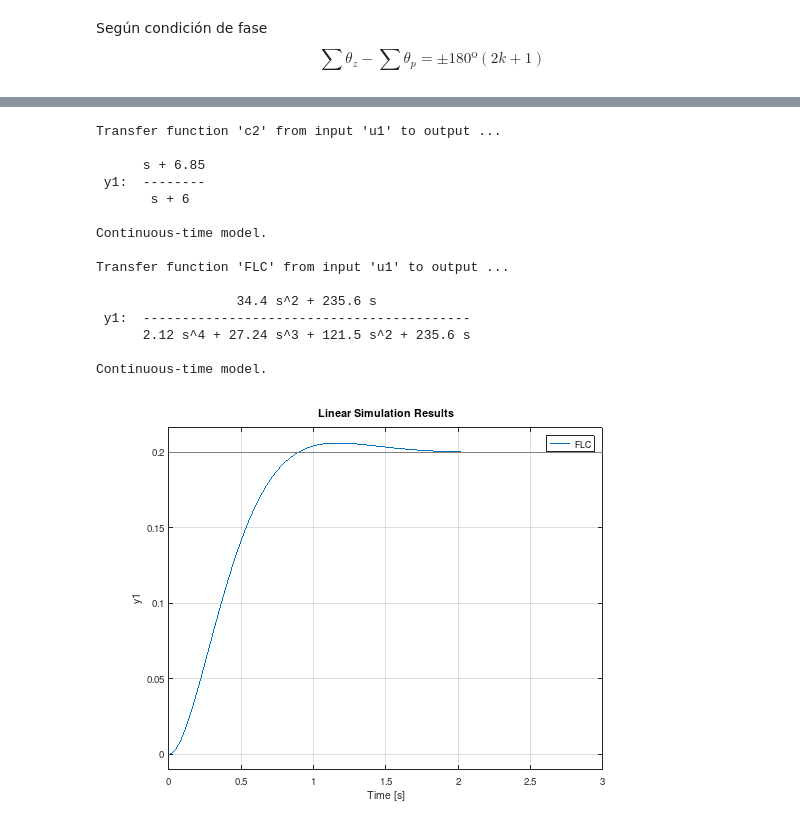
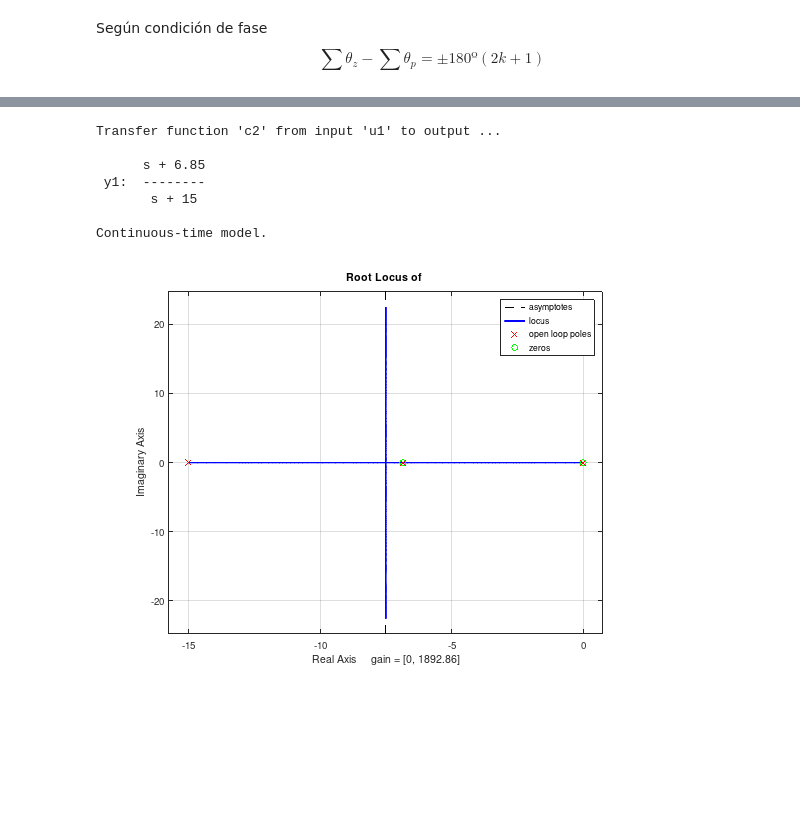
Before and after one commit to FGalvagno/altitude-control, a Jupyter notebook: notebook.ipynb, the cells around one changed output, grey strips where cells are left out. Saved outputs shown, nothing was run; the diff lists cells and outputs as text; code cells hidden in the pictures; blank space fills up the shorter version.

Commit message:
corregido el compensador, agregados datos del exp

```diff
--- a/notebook.ipynb
+++ b/notebook.ipynb
@@ -174,5 +174,5 @@ psita = sqrt(1/((-(pi/log(0.03)))^2+1))
 psita = 0.7448
 # %%
 # Calculo de omega
-omega = 3/psita
+omega = 3/(psita*0.4)
 # %% [output]
@@ -207,7 +206,4 @@ $$
 # %%
 # Calculamos el aporte un polo en 0
-theta_1 = 180 - rad2deg(atan(2.68/3))
-
-# Calculamos el aporte del polo en -6.85
-#theta_3 = rad2deg(atan(0.89/5.85))
+theta_1 = 180 - rad2deg(atan(abs(imag(op)/real(op))))
 # %% [output]
@@ -220,3 +216,4 @@ d_a = 41.775
 # %%
-re_pol_c = (-3-2.68/tan(deg2rad(d_a)))
+# Calculamos la ubicación del polo del compensador
+re_pol_c = real(op)-imag(op)/(tan(deg2rad(d_a)))
 # %% [output]
@@ -230,27 +221,13 @@ rlocus(FLA)
 # %%
 # Ajustamos ganancia del compensador con RLOCUS
-c2 = tf([1 6.85], [1 6])
-
-#Entrada del sitema
-t = (0:0.01:3)';
-step = 0.2*(t>=0);
-
-FLC = ku*feedback(FLA*c*c2*(54.6/ku),ku)
-lsim(FLC, step, t)
+c2 = tf([1 abs(p(1))], [1 abs(re_pol_c)])
+rlocus(FLA*c*c2) #k = 340.81
 # %% [output]
 Transfer function 'c2' from input 'u1' to output ...
 
       s + 6.85
  y1:  --------
-       s + 6
+       s + 15
 
 Continuous-time model.
-
-Transfer function 'FLC' from input 'u1' to output ...
-
-                  34.4 s^2 + 235.6 s
- y1:  ------------------------------------------
-      2.12 s^4 + 27.24 s^3 + 121.5 s^2 + 235.6 s
-
-Continuous-time model.
-[figure, old version]
+[figure, new version]
```
Also changed, not shown: parts of 20 cells of this notebook, 3 other files.
